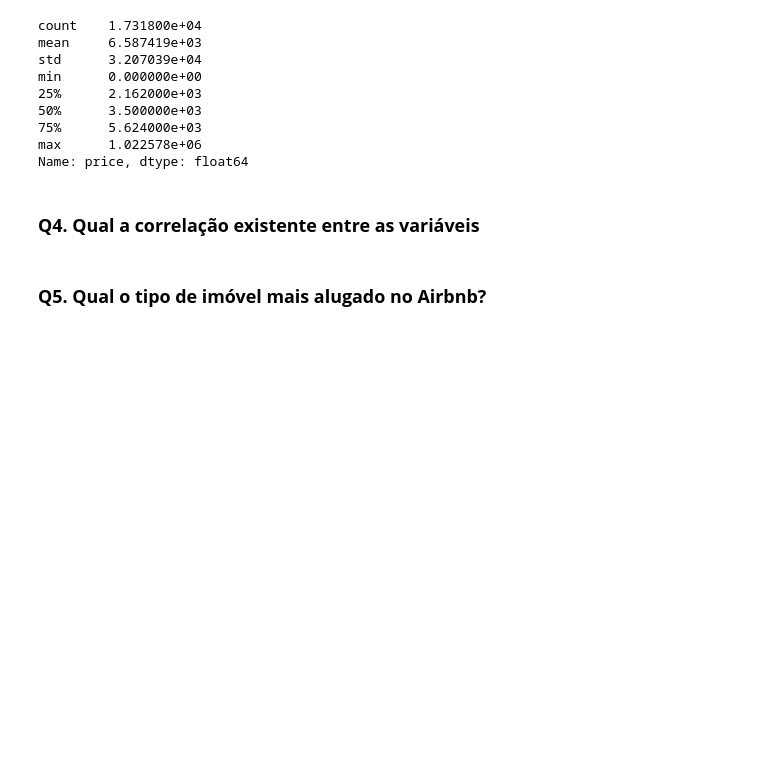
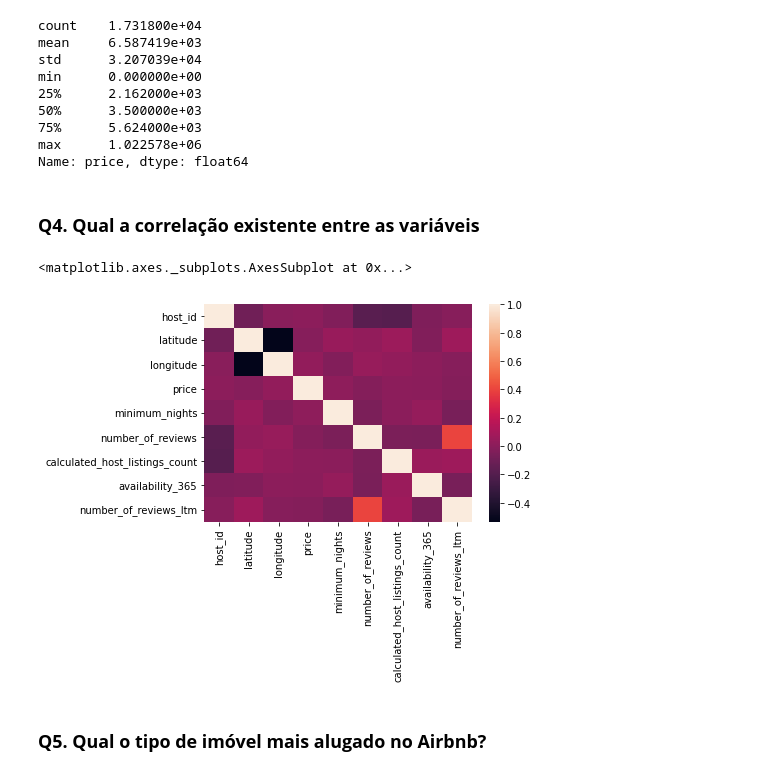
Before and after one commit to AlvesNelly/projeto_airbnb, a Jupyter notebook: [Buenos_Aires]_Analisando_os_Dados_do_Airbnb.ipynb, the cells around one changed output. Cells and saved outputs as stored; diff of their text form; code cells hidden in the pictures; blank space fills up the shorter version.

```diff
--- a/[Buenos_Aires]_Analisando_os_Dados_do_Airbnb.ipynb
+++ b/[Buenos_Aires]_Analisando_os_Dados_do_Airbnb.ipynb
@@ -243,6 +265,10 @@ Name: price, dtype: float64
 # mostrar a matriz de correlação
 # %%
 # plotar um heatmap a partir das correlações
+sns.heatmap(df_buenos_aires.corr(), annot = False)
+# %% [output]
+<matplotlib.axes._subplots.AxesSubplot at 0x...>
+[figure, added]
 # %% [markdown]
 ### **Q5. Qual o tipo de imóvel mais alugado no Airbnb?**
 # %%
```
Also changed, not shown: parts of 10 cells of this notebook.
